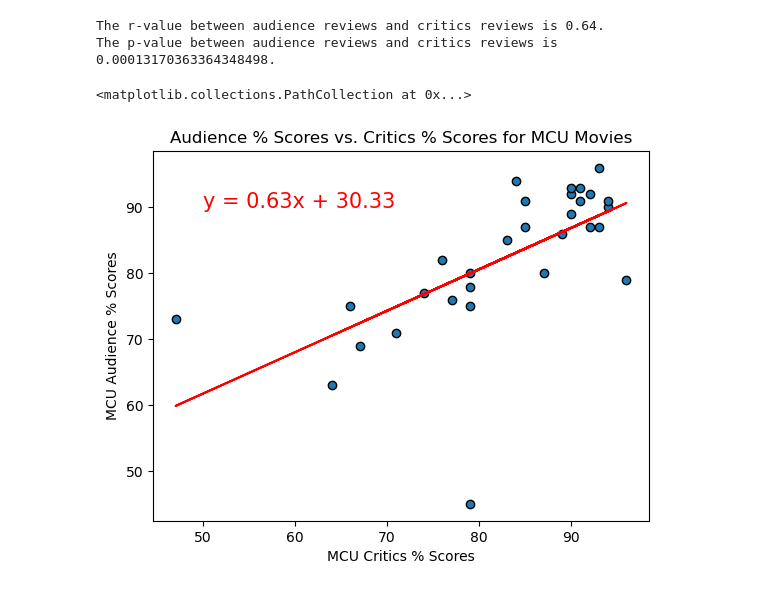
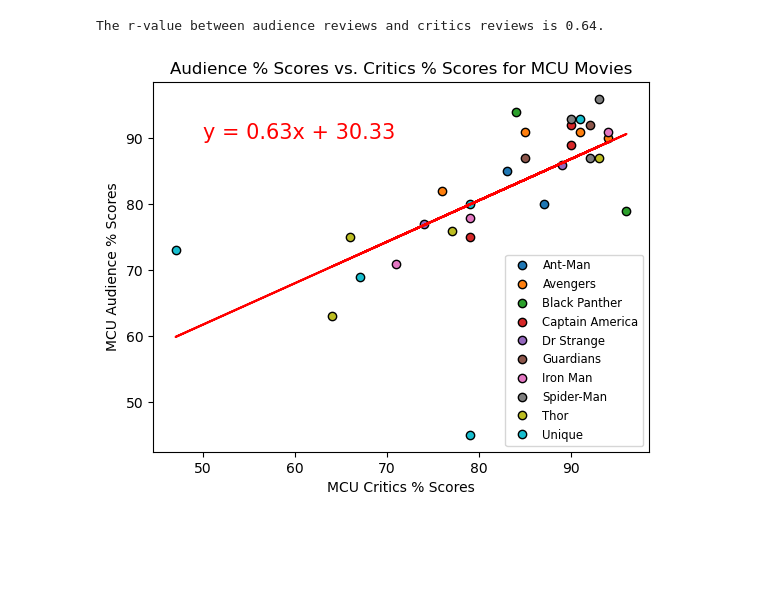
Before and after one commit to jdyiga10/project1-2023, a Jupyter notebook: andrew_work.ipynb, the cells around one changed output. Drawn from its saved outputs; the diff is of its cells as text; code cells hidden in the pictures; blank space fills up the shorter version.

Commit message:
graph work done

```diff
--- a/andrew_work.ipynb
+++ b/andrew_work.ipynb
@@ -113,21 +112,21 @@ display(reviews_franchise_df.sort_values("worldwide gross ($m)", ascending=False
 | Unique | 521.40 | 72.600000 | 72.000000 | 226.200000 | 294.400000 | ... |
 # %%
 #Graph critics % score against audience % score
-graph1 = plt.scatter(reviews_df["critics % score"], reviews_df["audience % score"], edgecolors="black")
+groups = reviews_df.groupby("category")
+for name, group in groups:
+    plt.plot(group["critics % score"], group["audience % score"], marker="o", linestyle="", label=name, markeredgecolor='black')
+plt.legend(fontsize='small')
 plt.xlabel("MCU Critics % Scores")
 plt.ylabel("MCU Audience % Scores")
 plt.title("Audience % Scores vs. Critics % Scores for MCU Movies")
 (slope, intercept, rvalue, pvalue, stderr) = st.linregress(reviews_df["critics % score"], reviews_df["audience % score"])
 correlation = st.pearsonr(reviews_df["critics % score"], reviews_df["audience % score"])
 regress_values = reviews_df["critics % score"] * slope + intercept
 line_eq = f"y = {str(round(slope, 2))}x + {str(round(intercept, 2))}"
 plt.plot(reviews_df["critics % score"], regress_values, color="red")
 plt.annotate(line_eq, (50,90), fontsize=15, color="red")
 print(f"The r-value between audience reviews and critics reviews is {round(correlation[0], 2)}.")
-print(f"The p-value between audience reviews and critics reviews is {correlation[1]}.")
-display(graph1)
+plt.savefig("Outputs/Fig1.png")
 # %% [output]
 The r-value between audience reviews and critics reviews is 0.64.
-The p-value between audience reviews and critics reviews is 0.00013170363364348498.
-<matplotlib.collections.PathCollection at 0x...>
-[figure, old version]
+[figure, new version]
```
Also changed, not shown: parts of 9 cells of this notebook, 5 other files.
